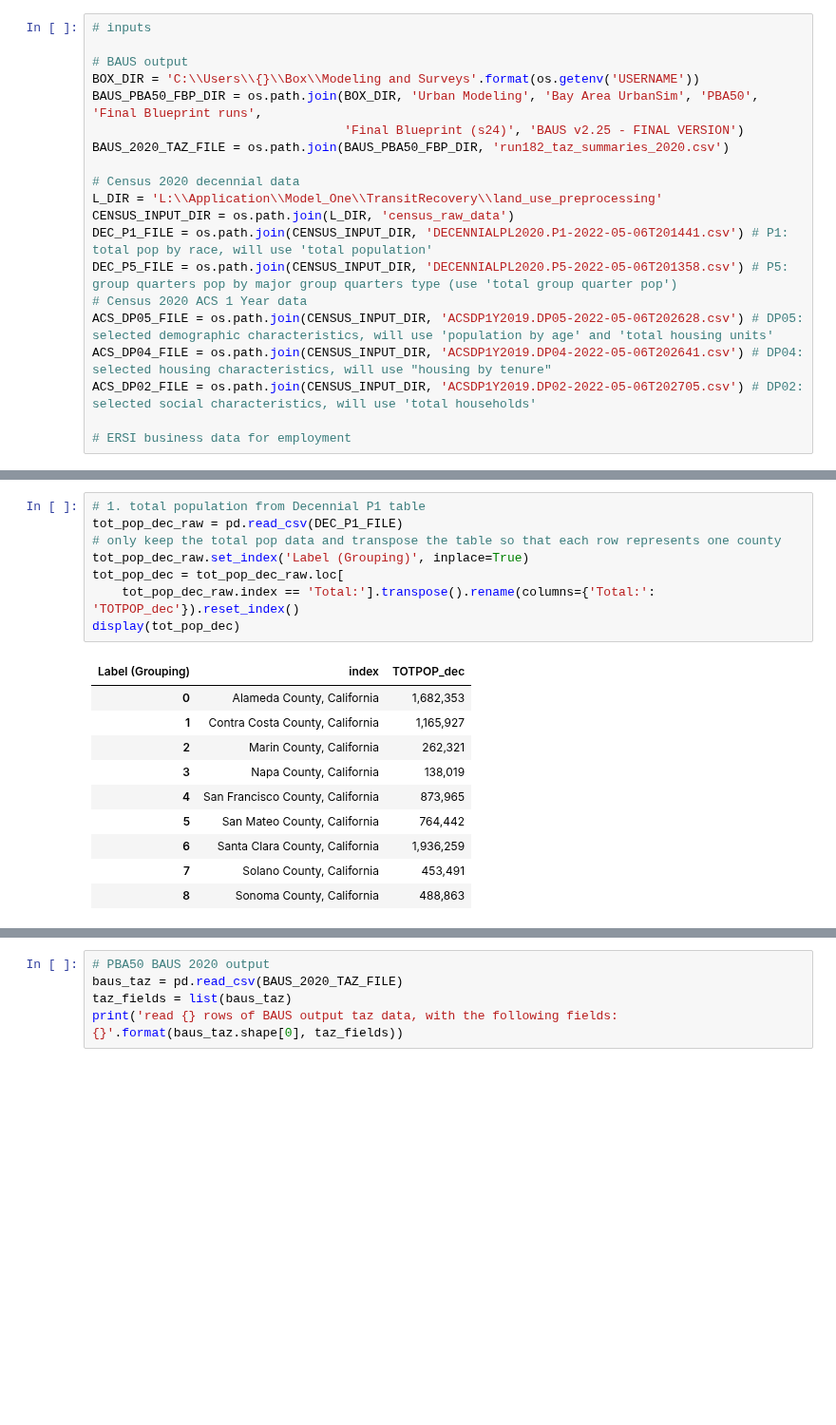
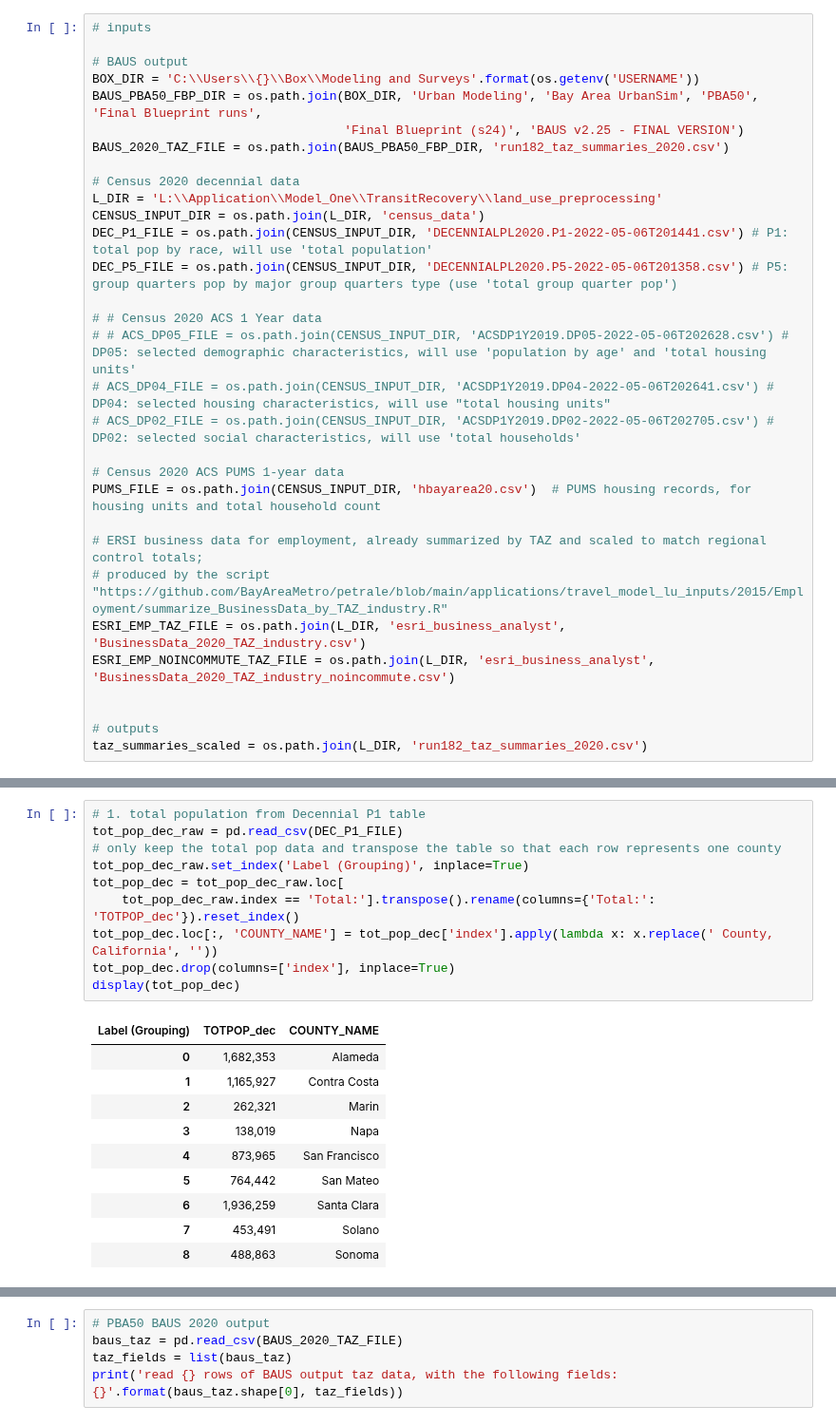
Before and after one commit to BayAreaMetro/petrale, a Jupyter notebook: scripts/transit_recovery_plan_2020_land_use.ipynb, the cells around one changed output, grey strips where cells are left out. Shown at 95% size. Saved outputs shown, nothing was run; the diff lists cells and outputs as text; blank space fills up the shorter version.

Commit message:
Update transit_recovery_plan_2020_land_use.ipynb
Notebook to create 2020 taz_summaries.csv for Transit Recovery Scenario Modeling

```diff
--- a/scripts/transit_recovery_plan_2020_land_use.ipynb
+++ b/scripts/transit_recovery_plan_2020_land_use.ipynb
@@ -65,12 +97,23 @@ BAUS_2020_TAZ_FILE = os.path.join(BAUS_PBA50_FBP_DIR, 'run182_taz_summaries_2020
 
 # Census 2020 decennial data
 L_DIR = 'L:\\Application\\Model_One\\TransitRecovery\\land_use_preprocessing'
-CENSUS_INPUT_DIR = os.path.join(L_DIR, 'census_raw_data')
+CENSUS_INPUT_DIR = os.path.join(L_DIR, 'census_data')
 DEC_P1_FILE = os.path.join(CENSUS_INPUT_DIR, 'DECENNIALPL2020.P1-2022-05-06T201441.csv') # P1: total pop by race, will use 'total population'
 DEC_P5_FILE = os.path.join(CENSUS_INPUT_DIR, 'DECENNIALPL2020.P5-2022-05-06T201358.csv') # P5: group quarters pop by major group quarters type (use 'total group quarter pop')
-# Census 2020 ACS 1 Year data
-ACS_DP05_FILE = os.path.join(CENSUS_INPUT_DIR, 'ACSDP1Y2019.DP05-2022-05-06T202628.csv') # DP05: selected demographic characteristics, will use 'population by age' and 'total housing units'
-ACS_DP04_FILE = os.path.join(CENSUS_INPUT_DIR, 'ACSDP1Y2019.DP04-2022-05-06T202641.csv') # DP04: selected housing characteristics, will use "housing by tenure"
-ACS_DP02_FILE = os.path.join(CENSUS_INPUT_DIR, 'ACSDP1Y2019.DP02-2022-05-06T202705.csv') # DP02: selected social characteristics, will use 'total households'
 
-# ERSI business data for employment
+# # Census 2020 ACS 1 Year data
+# # ACS_DP05_FILE = os.path.join(CENSUS_INPUT_DIR, 'ACSDP1Y2019.DP05-2022-05-06T202628.csv') # DP05: selected demographic characteristics, will use 'population by age' and 'total housing units'
+# ACS_DP04_FILE = os.path.join(CENSUS_INPUT_DIR, 'ACSDP1Y2019.DP04-2022-05-06T202641.csv') # DP04: selected housing characteristics, will use "total housing units"
+# ACS_DP02_FILE = os.path.join(CENSUS_INPUT_DIR, 'ACSDP1Y2019.DP02-2022-05-06T202705.csv') # DP02: selected social characteristics, will use 'total households'
+
+# Census 2020 ACS PUMS 1-year data
+PUMS_FILE = os.path.join(CENSUS_INPUT_DIR, 'hbayarea20.csv')  # PUMS housing records, for housing units and total household count
+
+# ERSI business data for employment, already summarized by TAZ and scaled to match regional control totals;
+# produced by the script "https://github.com/BayAreaMetro/petrale/blob/main/applications/travel_model_lu_inputs/2015/Employment/summarize_BusinessData_by_TAZ_industry.R"
+ESRI_EMP_TAZ_FILE = os.path.join(L_DIR, 'esri_business_analyst', 'BusinessData_2020_TAZ_industry.csv')
+ESRI_EMP_NOINCOMMUTE_TAZ_FILE = os.path.join(L_DIR, 'esri_business_analyst', 'BusinessData_2020_TAZ_industry_noincommute.csv')
+
+
+# outputs
+taz_summaries_scaled = os.path.join(L_DIR, 'run182_taz_summaries_2020.csv')
@@ -79,22 +124,24 @@ ACS_DP02_FILE = os.path.join(CENSUS_INPUT_DIR, 'ACSDP1Y2019.DP02-2022-05-06T2027
 # %%
 # 1. total population from Decennial P1 table
 tot_pop_dec_raw = pd.read_csv(DEC_P1_FILE)
 # only keep the total pop data and transpose the table so that each row represents one county
 tot_pop_dec_raw.set_index('Label (Grouping)', inplace=True)
 tot_pop_dec = tot_pop_dec_raw.loc[
     tot_pop_dec_raw.index == 'Total:'].transpose().rename(columns={'Total:': 'TOTPOP_dec'}).reset_index()
+tot_pop_dec.loc[:, 'COUNTY_NAME'] = tot_pop_dec['index'].apply(lambda x: x.replace(' County, California', ''))
+tot_pop_dec.drop(columns=['index'], inplace=True)
 display(tot_pop_dec)
 # %% [output]
-| Label (Grouping) | index | TOTPOP_dec |
-| 0 | Alameda County, California | 1,682,353 |
-| 1 | Contra Costa County, California | 1,165,927 |
-| 2 | Marin County, California | 262,321 |
-| 3 | Napa County, California | 138,019 |
-| 4 | San Francisco County, California | 873,965 |
-| 5 | San Mateo County, California | 764,442 |
-| 6 | Santa Clara County, California | 1,936,259 |
-| 7 | Solano County, California | 453,491 |
-| 8 | Sonoma County, California | 488,863 |
+| Label (Grouping) | TOTPOP_dec | COUNTY_NAME |
+| 0 | 1,682,353 | Alameda |
+| 1 | 1,165,927 | Contra Costa |
+| 2 | 262,321 | Marin |
+| 3 | 138,019 | Napa |
+| 4 | 873,965 | San Francisco |
+| 5 | 764,442 | San Mateo |
+| 6 | 1,936,259 | Santa Clara |
+| 7 | 453,491 | Solano |
+| 8 | 488,863 | Sonoma |
 # %%
 # 2. total group quarter pop from Decennial P5 table
 tot_gp_pop_dec_raw = pd.read_csv(DEC_P5_FILE)
```
Also changed, not shown: parts of 78 cells of this notebook.
